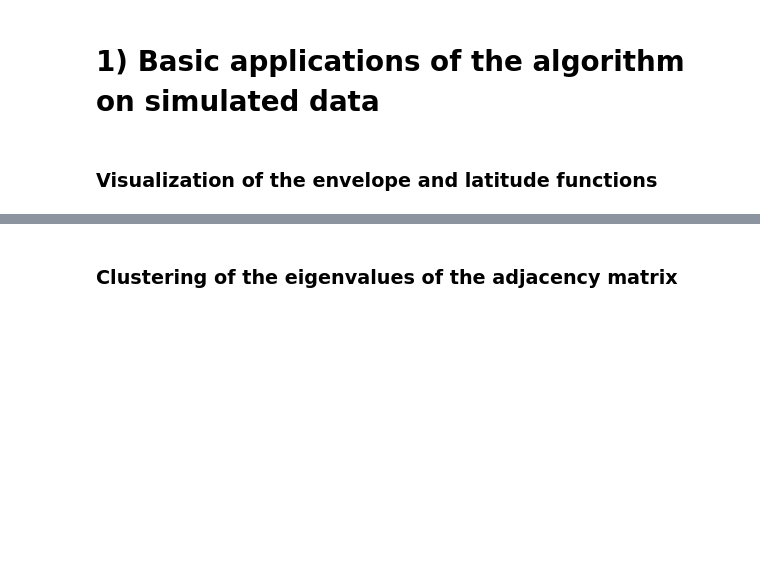
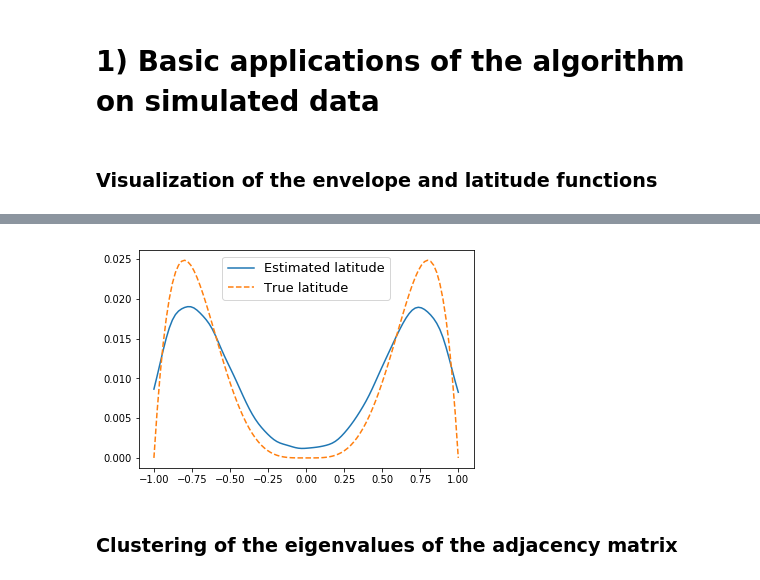
Before and after one commit to quentin-duchemin/Markovian-random-geometric-graph, a Jupyter notebook: Experiments.ipynb, the cells around one changed output, grey strips where cells are left out. Drawn from its saved outputs; the diff is of its cells as text; code cells hidden in the pictures; blank space fills up the shorter version.

```diff
--- a/Experiments.ipynb
+++ b/Experiments.ipynb
@@ -28,3 +47,17 @@ G.plot_densities_latitude()
+# %%
+x = np.linspace(-1,1,100)
+true = np.array(list(map(G.density_latitude, x)))
+from sklearn.neighbors import KernelDensity
+X = G.updiag_gram.reshape(-1,1) #+ np.random.normal(0,2*1e-1,(4000-1,1))
+kde = KernelDensity(kernel='gaussian', bandwidth=0.05).fit(X)
+x = np.linspace(-1,1,100)
+log_dens = kde.score_samples(x.reshape(-1,1))
+plt.plot(x, np.exp(log_dens)/sum(np.exp(log_dens)),label='Estimated latitude')
+plt.plot(x, true/sum(true), label='True latitude',linestyle='dashed')
+plt.legend(fontsize=13)
+plt.savefig('lat-mix-hea.png')
+# %% [output]
+[figure, added]
 # %% [markdown]
 ### Clustering of the eigenvalues of the adjacency matrix
 # %% [markdown]
```
Also changed, not shown: parts of 7 cells of this notebook, 3 other files.
